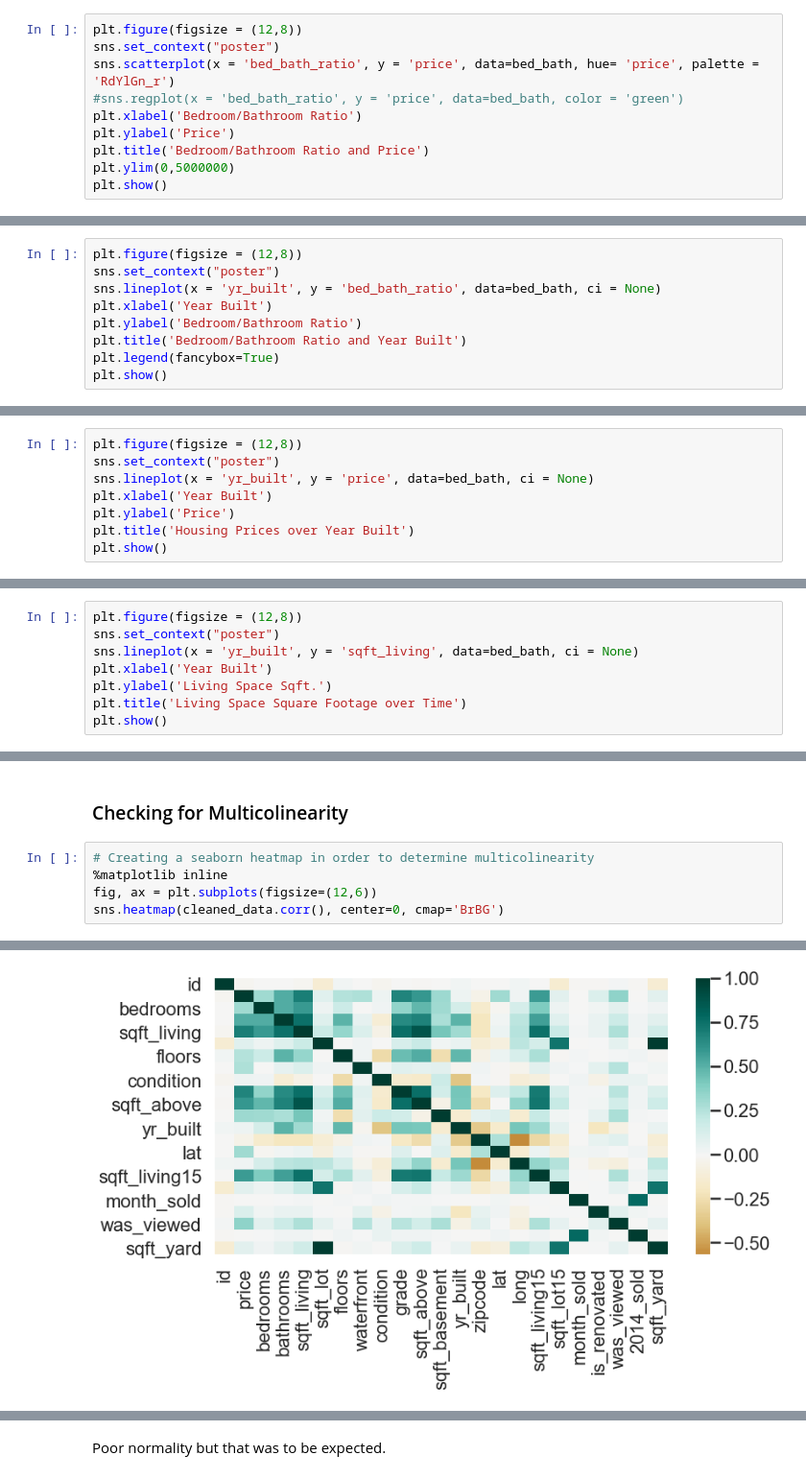
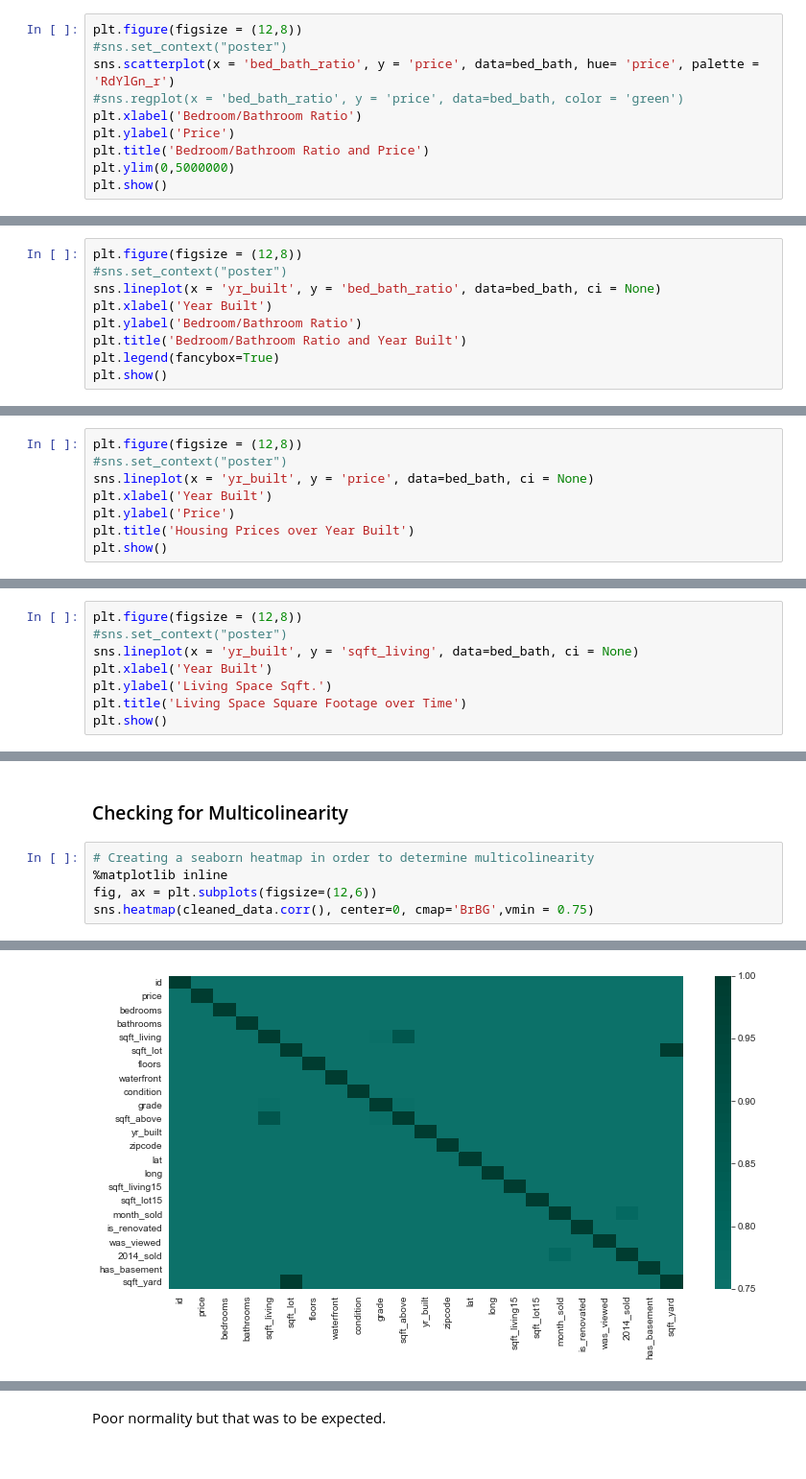
Before and after one commit to msf894/dsc-mod-2-project-v2-1-onl01-dtsc-ft-052620, a Jupyter notebook: student.ipynb, the cells around one changed output, grey strips where cells are left out. Shown at 96% size. Cells and saved outputs as stored; diff of their text form.

```diff
--- a/student.ipynb
+++ b/student.ipynb
@@ -1278,6 +1345,6 @@ plt.show()
 # %%
 plt.figure(figsize = (12,8))
-sns.set_context("poster")
+#sns.set_context("poster")
 sns.scatterplot(x = 'bed_bath_ratio', y = 'price', data=bed_bath, hue= 'price', palette = 'RdYlGn_r')
 #sns.regplot(x = 'bed_bath_ratio', y = 'price', data=bed_bath, color = 'green')
 plt.xlabel('Bedroom/Bathroom Ratio')
@@ -1291,7 +1358,7 @@ plt.show()
 I observed that lower ratios generally corresponded with higher house prices. This would be in part due to houses that contained a high and near identical number of bedrooms and bathrooms. Home buyers that are planning larger families would have to plan accordingly as to what structure they want in their home.
 # %%
 plt.figure(figsize = (12,8))
-sns.set_context("poster")
+#sns.set_context("poster")
 sns.lineplot(x = 'yr_built', y = 'bed_bath_ratio', data=bed_bath, ci = None)
 plt.xlabel('Year Built')
 plt.ylabel('Bedroom/Bathroom Ratio')
@@ -1309,7 +1376,7 @@ I observed that lower ratios became more prevalent over the years. This would be
 I wanted to observe whether housing prices were affected by the year in which a house was built. I also wanted to observe whether there had been any changes in housing sizes over the years.
 # %%
 plt.figure(figsize = (12,8))
-sns.set_context("poster")
+#sns.set_context("poster")
 sns.lineplot(x = 'yr_built', y = 'price', data=bed_bath, ci = None)
 plt.xlabel('Year Built')
 plt.ylabel('Price')
@@ -1321,7 +1388,7 @@ plt.show()
 Housing prices fluctuates greatly according to the year in which a house was built. The highest peaks were observed both in pre-war era houses as well as more recent years. This may correspond to the novelty and historical aspects of a pre-war building as well the more modern designs. A family looking to buy cheaper homes may need to focus on homes built between 1940 and 1990.
 # %%
 plt.figure(figsize = (12,8))
-sns.set_context("poster")
+#sns.set_context("poster")
 sns.lineplot(x = 'yr_built', y = 'sqft_living', data=bed_bath, ci = None)
 plt.xlabel('Year Built')
 plt.ylabel('Living Space Sqft.')
@@ -1449,8 +1527,8 @@ The model did not show much improvement to the R-Squared value even after those
 # %%
 # Creating a seaborn heatmap in order to determine multicolinearity
 %matplotlib inline
 fig, ax = plt.subplots(figsize=(12,6))
-sns.heatmap(cleaned_data.corr(), center=0, cmap='BrBG')
+sns.heatmap(cleaned_data.corr(), center=0, cmap='BrBG',vmin = 0.75)
 # %% [output]
 <matplotlib.axes._subplots.AxesSubplot at 0x...>
-[figure, old version]
+[figure, new version]
```
Also changed, not shown: parts of 98 cells of this notebook, 6 other files.
